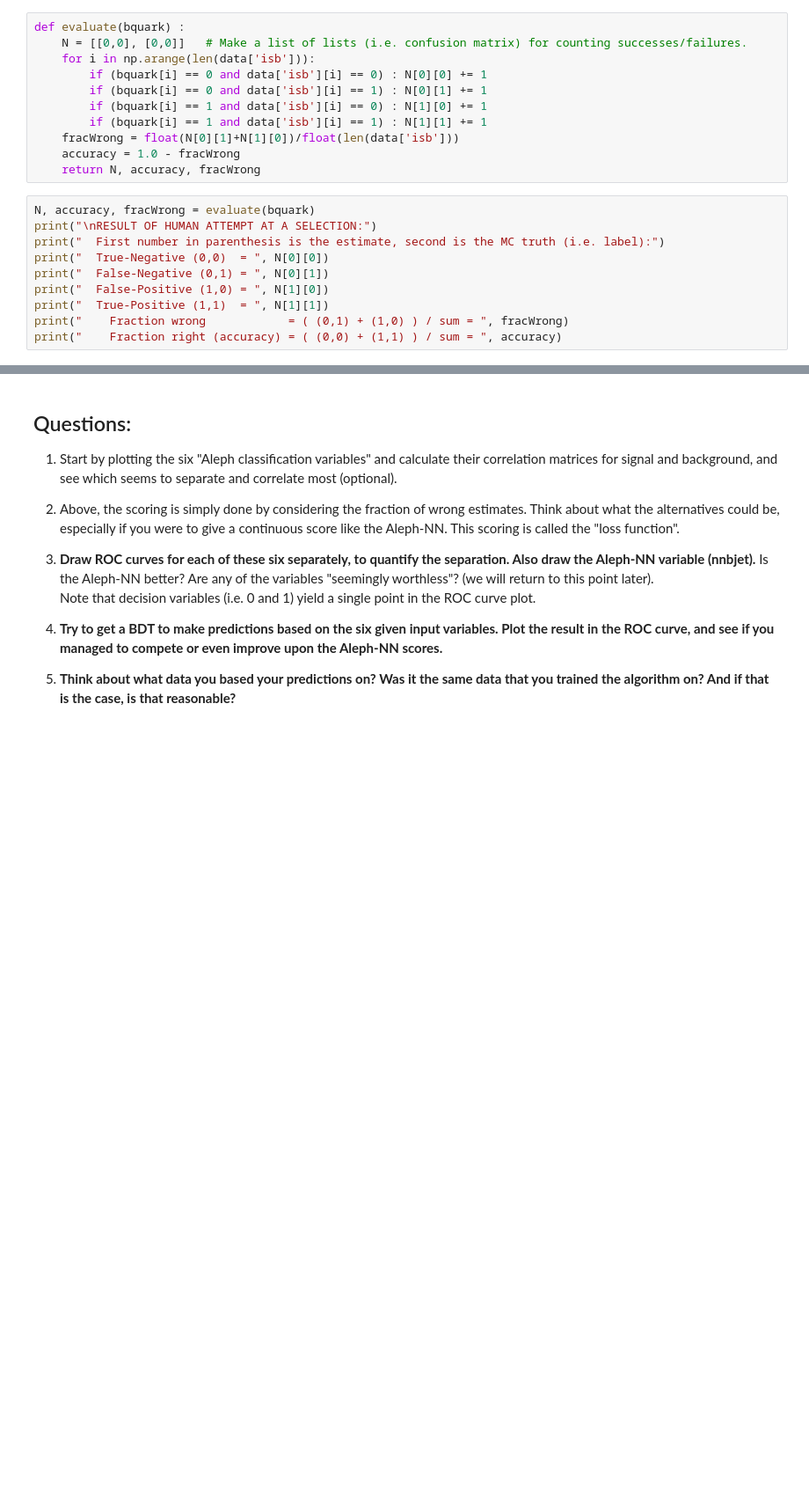
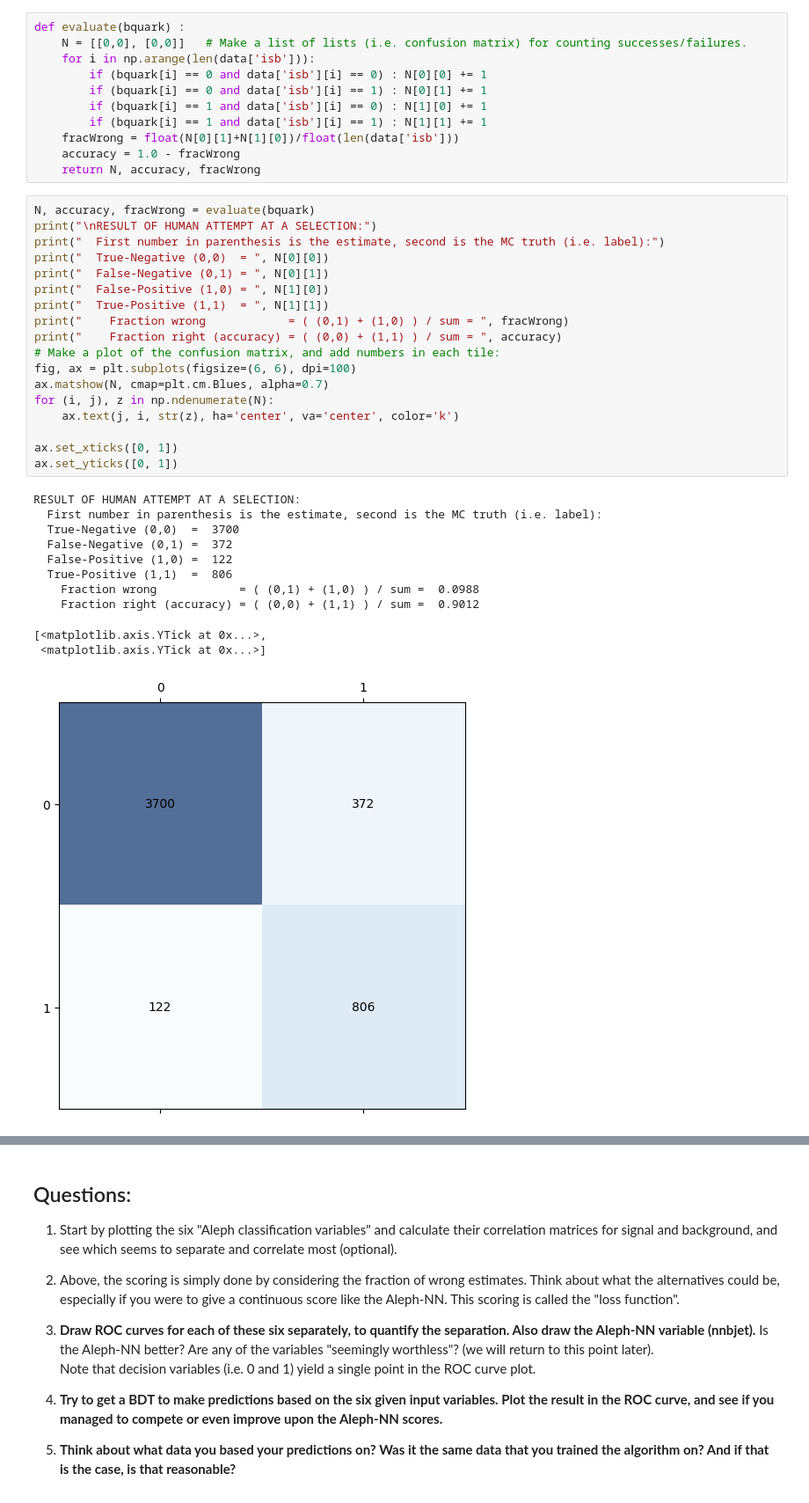
Before and after one commit to nielsdavidsen/AppliedML2025_fork, a Jupyter notebook: NIELS_working_dir/Week1/BjetSelection_original.ipynb, the cells around one changed output, grey strips where cells are left out. Shown at 88% size. Cells and saved outputs as stored; diff of their text form; blank space fills up the shorter version.

```diff
--- a/NIELS_working_dir/Week1/BjetSelection_original.ipynb
+++ b/NIELS_working_dir/Week1/BjetSelection_original.ipynb
@@ -129,10 +138,30 @@ def evaluate(bquark) :
 # %%
 N, accuracy, fracWrong = evaluate(bquark)
 print("\nRESULT OF HUMAN ATTEMPT AT A SELECTION:")
 print("  First number in parenthesis is the estimate, second is the MC truth (i.e. label):")
 print("  True-Negative (0,0)  = ", N[0][0])
 print("  False-Negative (0,1) = ", N[0][1])
 print("  False-Positive (1,0) = ", N[1][0])
 print("  True-Positive (1,1)  = ", N[1][1])
 print("    Fraction wrong            = ( (0,1) + (1,0) ) / sum = ", fracWrong)
 print("    Fraction right (accuracy) = ( (0,0) + (1,1) ) / sum = ", accuracy)
+# Make a plot of the confusion matrix, and add numbers in each tile:
+fig, ax = plt.subplots(figsize=(6, 6), dpi=100)
+ax.matshow(N, cmap=plt.cm.Blues, alpha=0.7)
+for (i, j), z in np.ndenumerate(N):
+    ax.text(j, i, str(z), ha='center', va='center', color='k')
+
+ax.set_xticks([0, 1])
+ax.set_yticks([0, 1])
+# %% [output]
+RESULT OF HUMAN ATTEMPT AT A SELECTION:
+  First number in parenthesis is the estimate, second is the MC truth (i.e. label):
+  True-Negative (0,0)  =  3700
+  False-Negative (0,1) =  372
+  False-Positive (1,0) =  122
+  True-Positive (1,1)  =  806
+    Fraction wrong            = ( (0,1) + (1,0) ) / sum =  0.0988
+    Fraction right (accuracy) = ( (0,0) + (1,1) ) / sum =  0.9012
+[<matplotlib.axis.YTick at 0x...>,
+ <matplotlib.axis.YTick at 0x...>]
+[figure, added]
```
Also changed, not shown: parts of 9 cells of this notebook.
